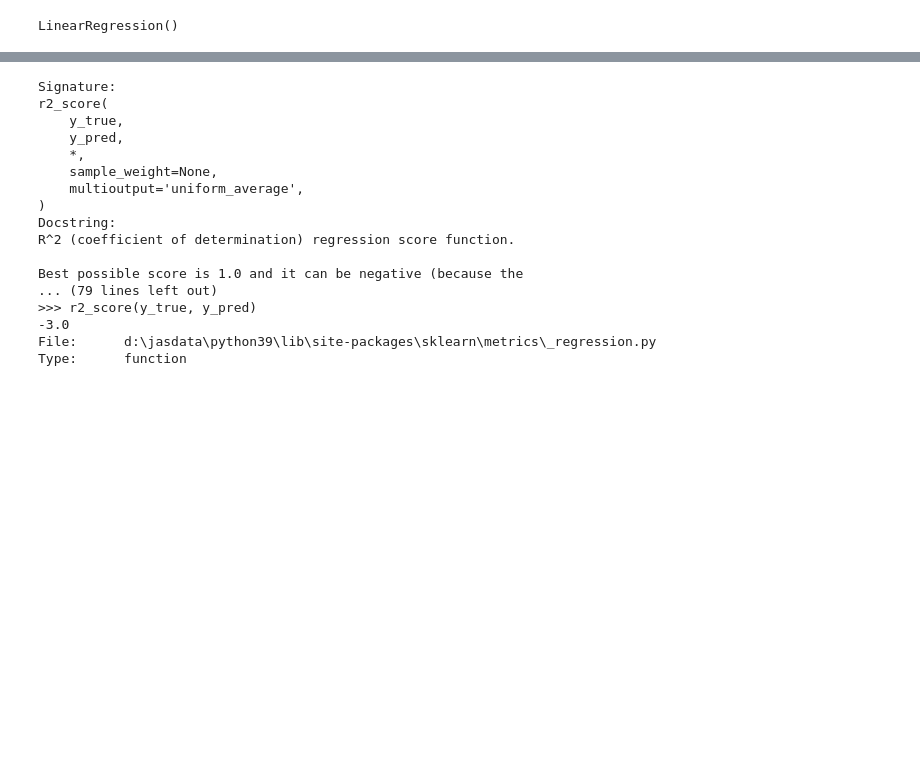
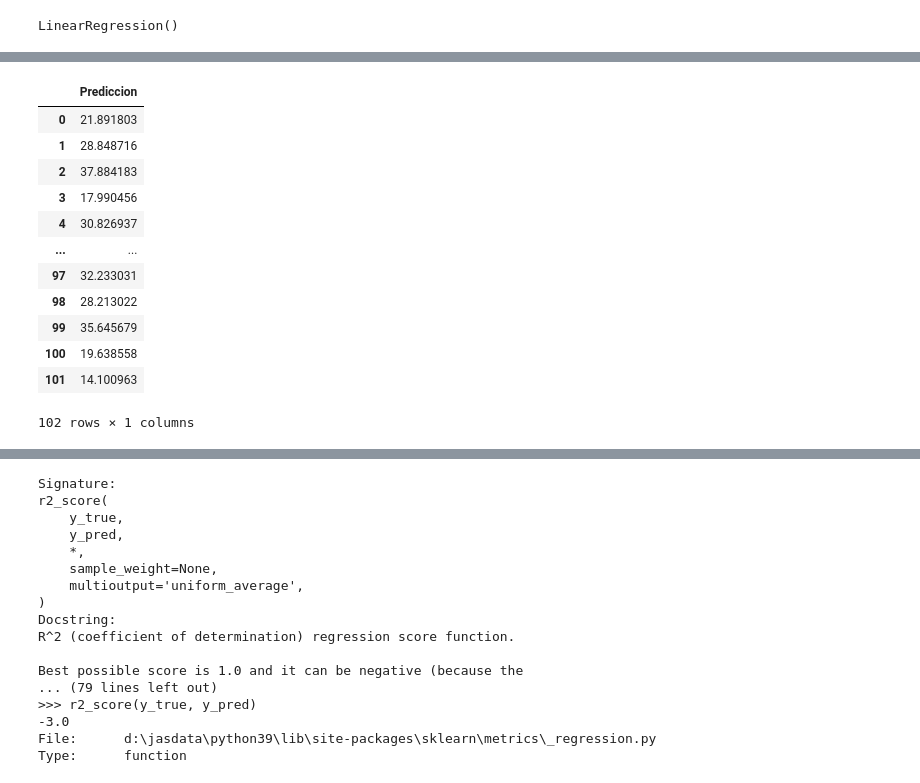
Before and after one commit to JASDataCTG/Diplomado-ML, a Jupyter notebook: Modulo 2/Notebooks/M02_03 - Regresion mult Train Test.ipynb, the cells around one changed output, grey strips where cells are left out. Drawn from its saved outputs; the diff is of its cells as text; code cells hidden in the pictures; blank space fills up the shorter version.

```diff
--- a/Modulo 2/Notebooks/M02_03 - Regresion mult Train Test.ipynb
+++ b/Modulo 2/Notebooks/M02_03 - Regresion mult Train Test.ipynb
@@ -36,0 +75,16 @@ y_test_s = linear_model_s.predict(X_test) # Realizar la predicción en el conjun
+# %%
+y_test_s_df
+# %% [output]
+|  | Prediccion |
+| 0 | 21.891803 |
+| 1 | 28.848716 |
+| 2 | 37.884183 |
+| 3 | 17.990456 |
+| 4 | 30.826937 |
+| ... | ... |
+| 97 | 32.233031 |
+| 98 | 28.213022 |
+| 99 | 35.645679 |
+| 100 | 19.638558 |
+| 101 | 14.100963 |
+102 rows × 1 columns
```
Also changed, not shown: parts of 12 cells of this notebook, 2 other files.
